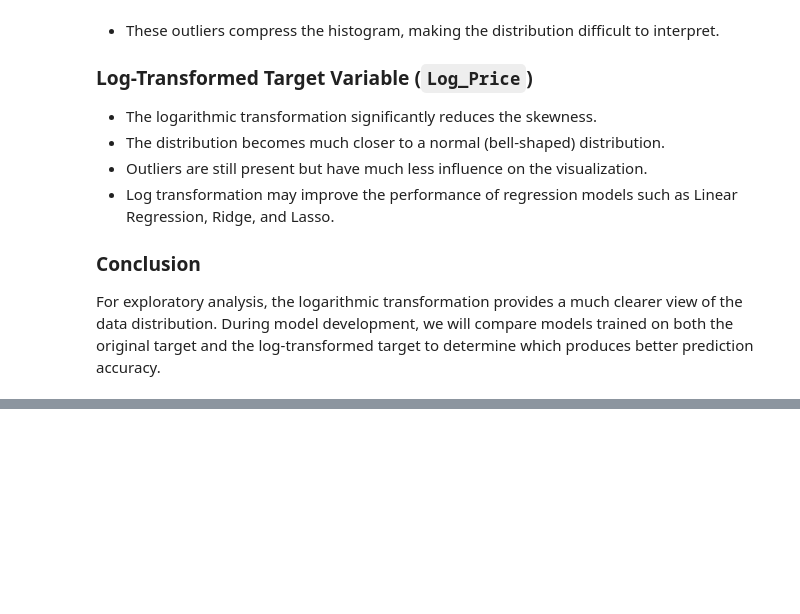
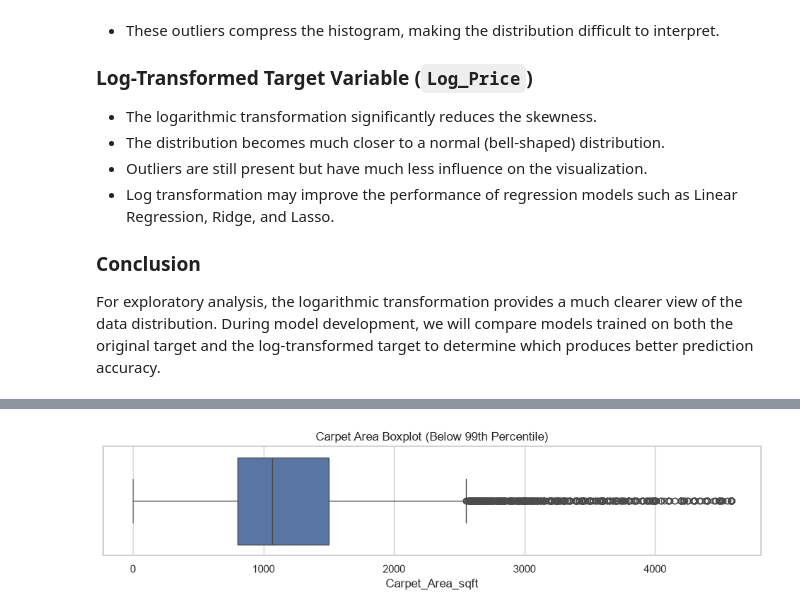
Before and after one commit to Andrew492-a/House-Price-Prediction-, a Jupyter notebook: notebooks/house_price_prediction.ipynb, the cells around one changed output, grey strips where cells are left out. Drawn from its saved outputs; the diff is of its cells as text; code cells hidden in the pictures; blank space fills up the shorter version.

```diff
--- a/notebooks/house_price_prediction.ipynb
+++ b/notebooks/house_price_prediction.ipynb
@@ -487,0 +736,12 @@ For exploratory analysis, the logarithmic transformation provides a much clearer
+# %%
+plt.figure(figsize=(12,2))
+
+sns.boxplot(
+    x=df.loc[df["Carpet_Area_sqft"] <= p99, "Carpet_Area_sqft"]
+)
+
+plt.title("Carpet Area Boxplot (Below 99th Percentile)")
+
+plt.show()
+# %% [output]
+[figure, added]
```
Also changed, not shown: parts of 78 cells of this notebook.
